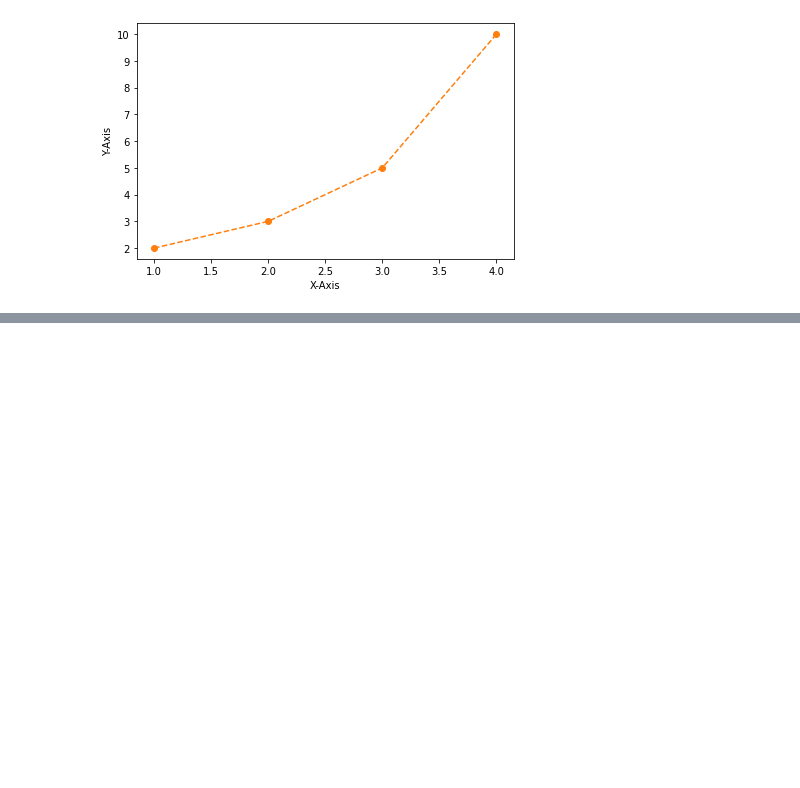
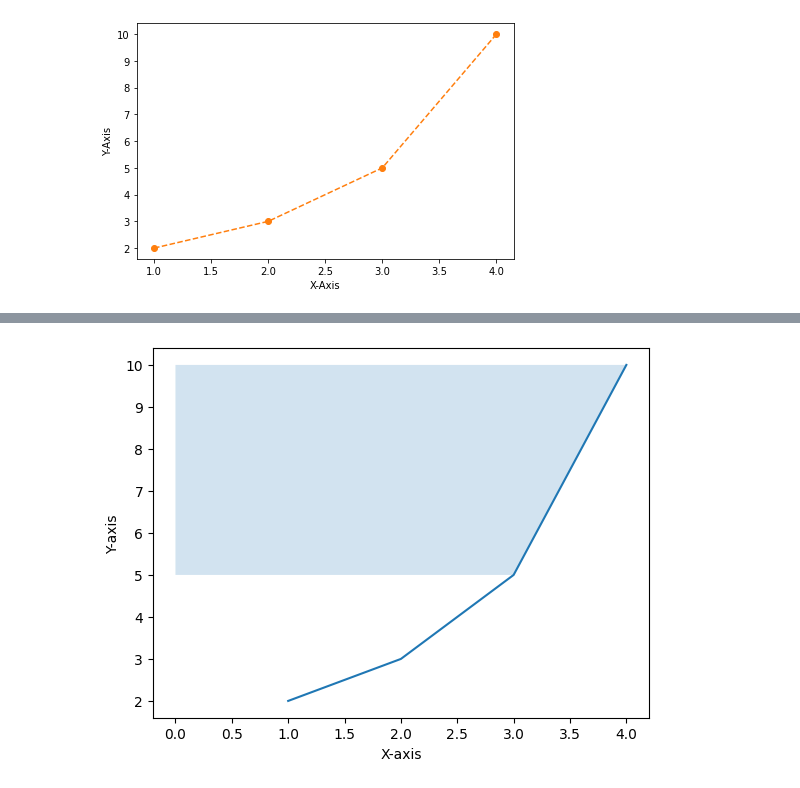
Before and after one commit to py4ine/study_Visualization, a Jupyter notebook: 20240619_Matplotlib_basic.ipynb, the cells around one changed output, grey strips where cells are left out. Cells and saved outputs as stored; diff of their text form; code cells hidden in the pictures; blank space fills up the shorter version.

```diff
--- a/20240619_Matplotlib_basic.ipynb
+++ b/20240619_Matplotlib_basic.ipynb
@@ -424,0 +444,14 @@ plt.show()
+# %%
+# fill_betweenx() - 두 수직 방향의 곡선 사이 채우기
+
+x = [1,2,3,4]
+y = [2,3,5,10]
+
+plt.plot(x, y)  # 기본 선 그래프
+plt.xlabel('X-axis')
+plt.ylabel('Y-axis')
+plt.fill_betweenx(y[2:4], x[2:4], alpha=0.2)  #alpha = 0~1 투명도
+
+plt.show()
+# %% [output]
+[figure, added]
```
Also changed, not shown: parts of 6 cells of this notebook.
